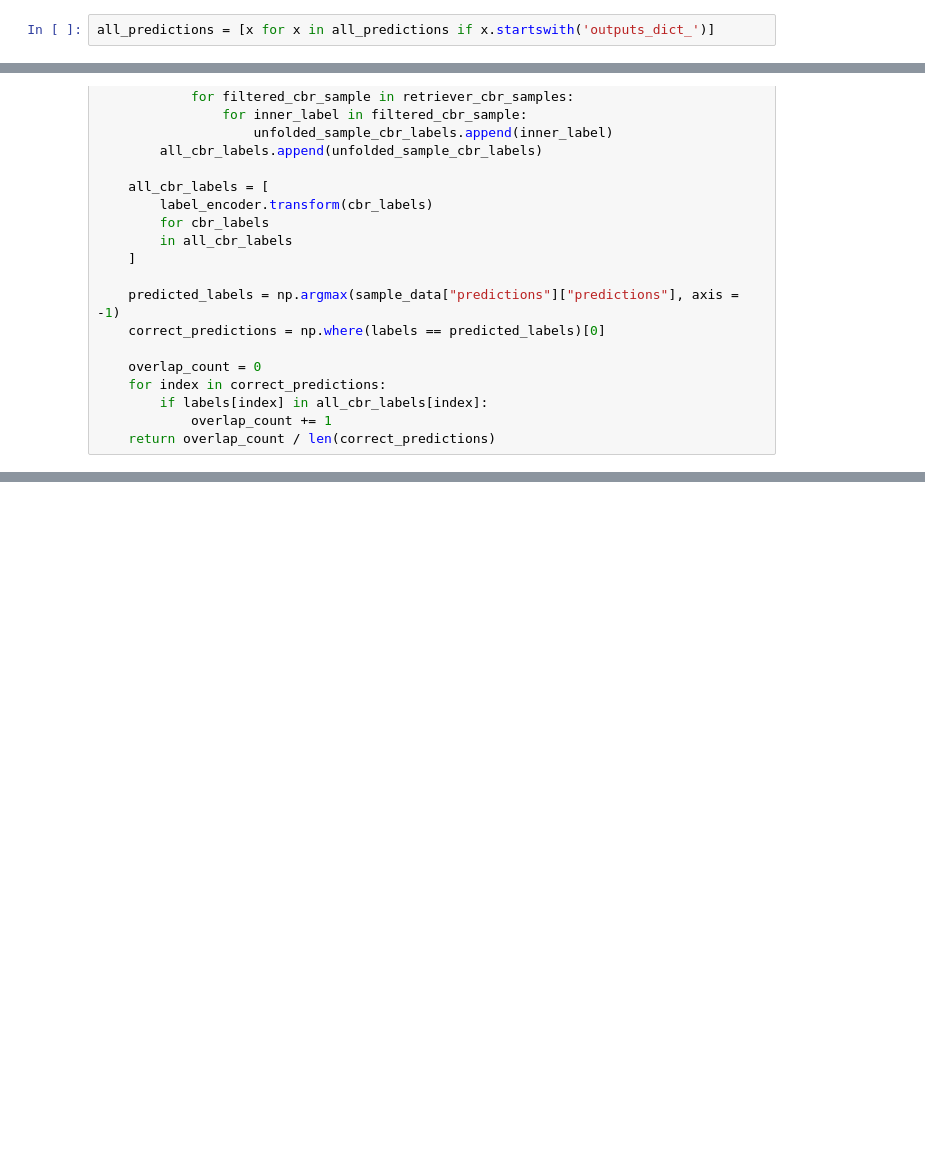
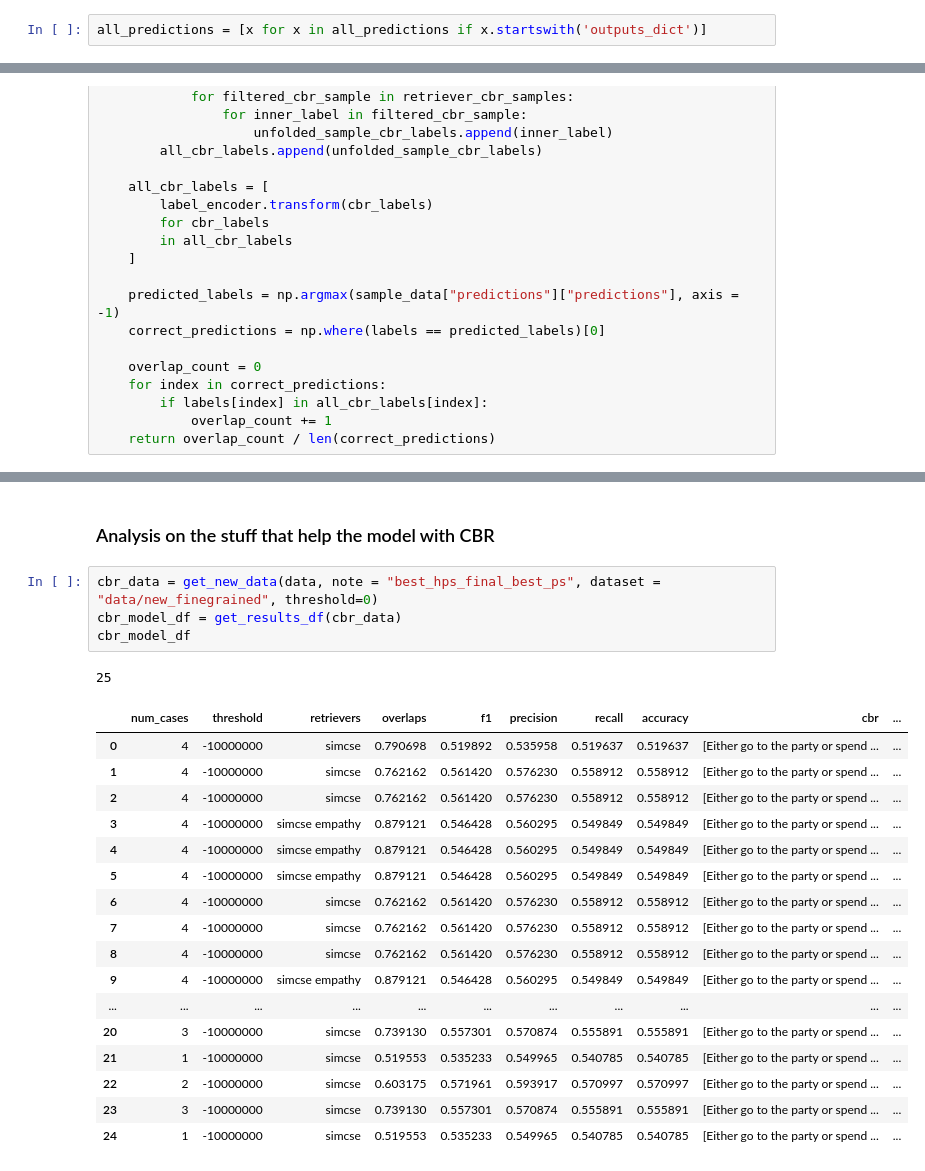
Before and after one commit to usc-isi-i2/logical-fallacy-identification, a Jupyter notebook: CBR/analysis_on_overlap.ipynb, the cells around one changed output, grey strips where cells are left out. Saved outputs shown, nothing was run; the diff lists cells and outputs as text; blank space fills up the shorter version.

```diff
--- a/CBR/analysis_on_overlap.ipynb
+++ b/CBR/analysis_on_overlap.ipynb
@@ -8,7 +14,7 @@ from sklearn.preprocessing import LabelEncoder
 # %%
 all_predictions = os.listdir('cache/predictions/all')
 # %%
-all_predictions = [x for x in all_predictions if x.startswith('outputs_dict_')]
+all_predictions = [x for x in all_predictions if x.startswith('outputs_dict')]
 # %%
 data = []
 for prediction in all_predictions:
@@ -163,0 +565,25 @@ results_df.groupby('retrievers')[['overlaps', 'f1', 'precision', 'recall']].mean
+# %% [markdown]
+### Analysis on the stuff that help the model with CBR
+# %%
+cbr_data = get_new_data(data, note = "best_hps_final_best_ps", dataset = "data/new_finegrained", threshold=0)
+cbr_model_df = get_results_df(cbr_data)
+cbr_model_df
+# %% [output]
+25
+|  | num_cases | threshold | retrievers | overlaps | f1 | precision | recall | accuracy | cbr | ... |
+| 0 | 4 | -10000000 | simcse | 0.790698 | 0.519892 | 0.535958 | 0.519637 | 0.519637 | [Either go to the party or spend ... | ... |
+| 1 | 4 | -10000000 | simcse | 0.762162 | 0.561420 | 0.576230 | 0.558912 | 0.558912 | [Either go to the party or spend ... | ... |
+| 2 | 4 | -10000000 | simcse | 0.762162 | 0.561420 | 0.576230 | 0.558912 | 0.558912 | [Either go to the party or spend ... | ... |
+| 3 | 4 | -10000000 | simcse empathy | 0.879121 | 0.546428 | 0.560295 | 0.549849 | 0.549849 | [Either go to the party or spend ... | ... |
+| 4 | 4 | -10000000 | simcse empathy | 0.879121 | 0.546428 | 0.560295 | 0.549849 | 0.549849 | [Either go to the party or spend ... | ... |
+| 5 | 4 | -10000000 | simcse empathy | 0.879121 | 0.546428 | 0.560295 | 0.549849 | 0.549849 | [Either go to the party or spend ... | ... |
+| 6 | 4 | -10000000 | simcse | 0.762162 | 0.561420 | 0.576230 | 0.558912 | 0.558912 | [Either go to the party or spend ... | ... |
+| 7 | 4 | -10000000 | simcse | 0.762162 | 0.561420 | 0.576230 | 0.558912 | 0.558912 | [Either go to the party or spend ... | ... |
+| 8 | 4 | -10000000 | simcse | 0.762162 | 0.561420 | 0.576230 | 0.558912 | 0.558912 | [Either go to the party or spend ... | ... |
+| 9 | 4 | -10000000 | simcse empathy | 0.879121 | 0.546428 | 0.560295 | 0.549849 | 0.549849 | [Either go to the party or spend ... | ... |
+| ... | ... | ... | ... | ... | ... | ... | ... | ... | ... | ... |
+| 20 | 3 | -10000000 | simcse | 0.739130 | 0.557301 | 0.570874 | 0.555891 | 0.555891 | [Either go to the party or spend ... | ... |
+| 21 | 1 | -10000000 | simcse | 0.519553 | 0.535233 | 0.549965 | 0.540785 | 0.540785 | [Either go to the party or spend ... | ... |
+| 22 | 2 | -10000000 | simcse | 0.603175 | 0.571961 | 0.593917 | 0.570997 | 0.570997 | [Either go to the party or spend ... | ... |
+| 23 | 3 | -10000000 | simcse | 0.739130 | 0.557301 | 0.570874 | 0.555891 | 0.555891 | [Either go to the party or spend ... | ... |
+| 24 | 1 | -10000000 | simcse | 0.519553 | 0.535233 | 0.549965 | 0.540785 | 0.540785 | [Either go to the party or spend ... | ... |
```
Also changed, not shown: parts of 46 cells of this notebook, 44 other files.
